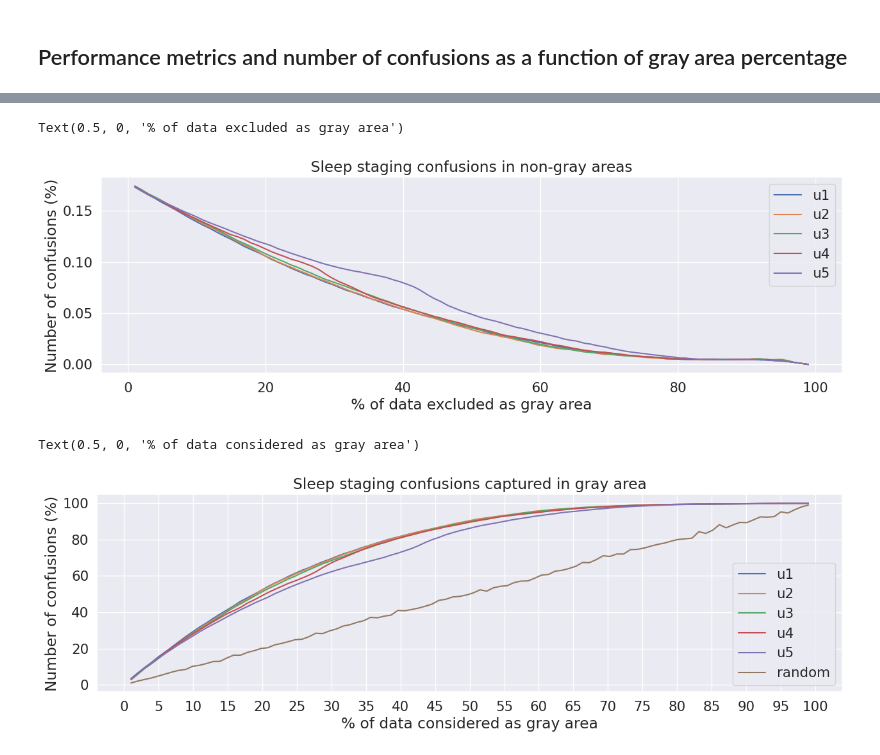
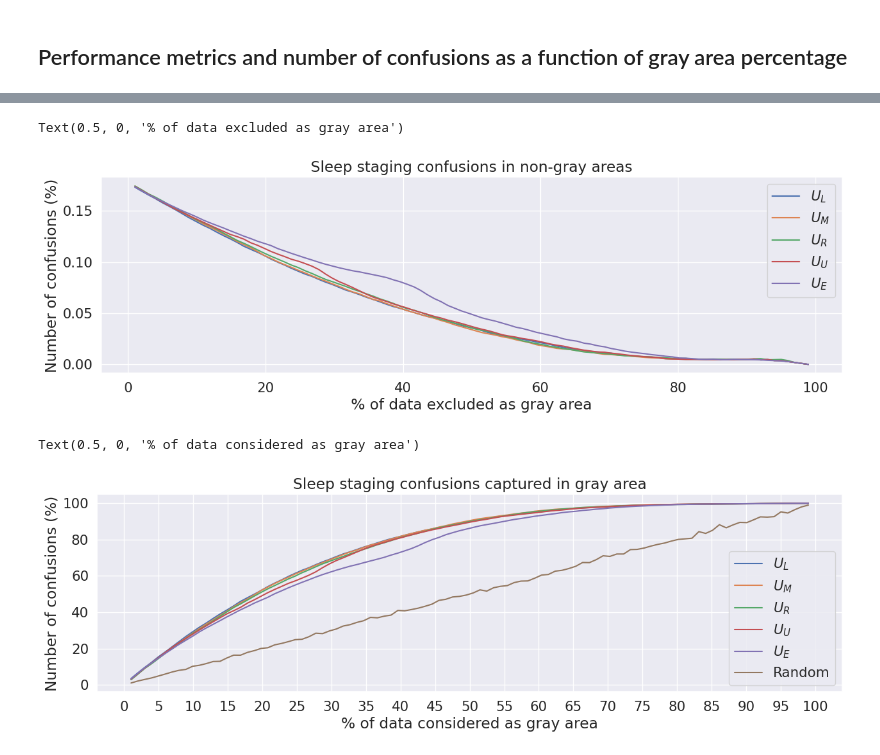
Before and after one commit to matias-olavi/aSAGA, a Jupyter notebook: GrayAreaValidation-dodo.ipynb, the cells around one changed output, grey strips where cells are left out. Saved outputs shown, nothing was run; the diff lists cells and outputs as text; code cells hidden in the pictures.

```diff
--- a/GrayAreaValidation-dodo.ipynb
+++ b/GrayAreaValidation-dodo.ipynb
@@ -302,14 +302,14 @@ for k, limit in enumerate(np.linspace(0.01, 0.99, 100)):
 # %%
 fig, ax = plt.subplots(1,1,figsize=(15,4))
 
 ax.plot(100 - np.linspace(0.01, 0.99, 100)*100,confusions)
 ax.set_title('Sleep staging confusions in non-gray areas')
 ax.set_ylabel('Number of confusions (%)')
-ax.legend(['u1', 'u2', 'u3', 'u4', 'u5'])
+ax.legend(['$U_{L}$', '$U_{M}$', '$U_{R}$', '$U_{U}$', '$U_{E}$'])
 ax.set_xlabel('% of data excluded as gray area')
 # %% [output]
 Text(0.5, 0, '% of data excluded as gray area')
-[figure, old version]
+[figure, new version]
 # %%
 def number_of_confusions(x,y,n):
     ind = np.where(x==y)[0]
@@ -347,8 +347,8 @@ ax.plot(100 - np.linspace(0.01, 0.99, 100)*100,confusions*100)
 ax.set_title('Sleep staging confusions captured in gray area')
 ax.set_ylabel('Number of confusions (%)')
 ax.set_xticks(range(0,105,5))
-ax.legend(['u1', 'u2', 'u3', 'u4', 'u5', 'random'])
+ax.legend(['$U_{L}$', '$U_{M}$', '$U_{R}$', '$U_{U}$', '$U_{E}$', 'Random'])
 ax.set_xlabel('% of data considered as gray area')
 # %% [output]
 Text(0.5, 0, '% of data considered as gray area')
-[figure, old version]
+[figure, new version]
```
Also changed, not shown: parts of 3 cells of this notebook, 1 other file.
